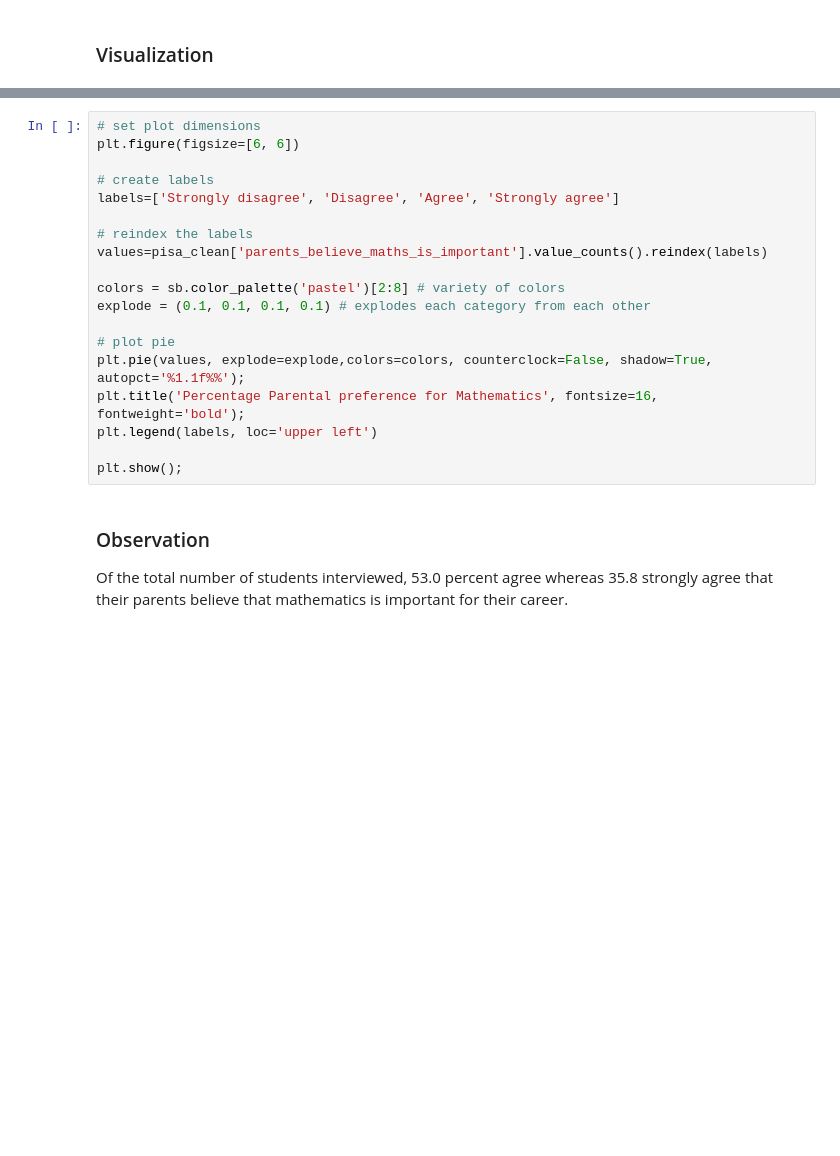
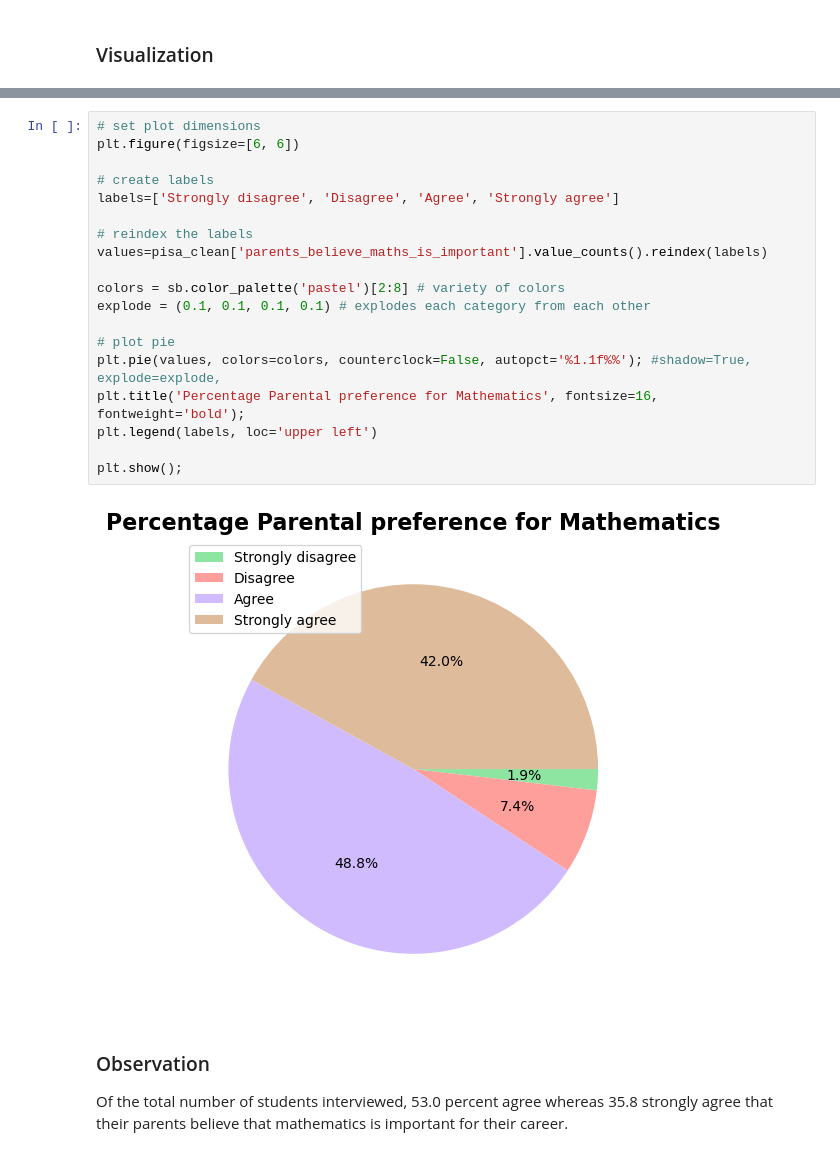
Before and after one commit to Daviedavie100/Pisa2012_data_analysis, a Jupyter notebook: Exploration.ipynb, the cells around one changed output, grey strips where cells are left out. Saved outputs shown, nothing was run; the diff lists cells and outputs as text; blank space fills up the shorter version.

```diff
--- a/Exploration.ipynb
+++ b/Exploration.ipynb
@@ -681,22 +738,24 @@ Use a pie chart to compute the percent in each category.
 # %%
 # set plot dimensions
 plt.figure(figsize=[6, 6])
 
 # create labels
 labels=['Strongly disagree', 'Disagree', 'Agree', 'Strongly agree']
 
 # reindex the labels
 values=pisa_clean['parents_believe_maths_is_important'].value_counts().reindex(labels)
 
 colors = sb.color_palette('pastel')[2:8] # variety of colors
 explode = (0.1, 0.1, 0.1, 0.1) # explodes each category from each other
 
 # plot pie
-plt.pie(values, explode=explode,colors=colors, counterclock=False, shadow=True, autopct='%1.1f%%');
+plt.pie(values, colors=colors, counterclock=False, autopct='%1.1f%%'); #shadow=True, explode=explode,
 plt.title('Percentage Parental preference for Mathematics', fontsize=16, fontweight='bold');
 plt.legend(labels, loc='upper left')
 
 plt.show();
+# %% [output]
+[figure, added]
 # %% [markdown]
 ### Observation
 
```
Also changed, not shown: parts of 17 cells of this notebook.
